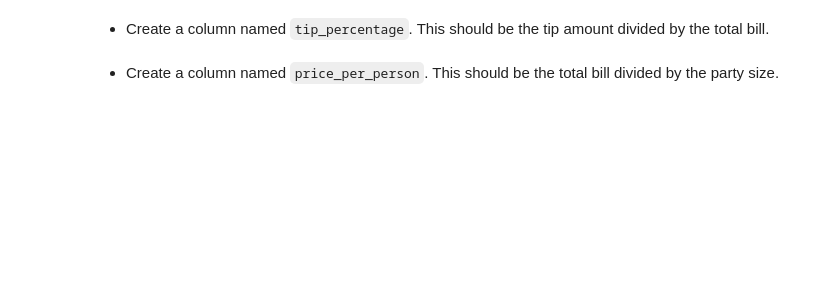
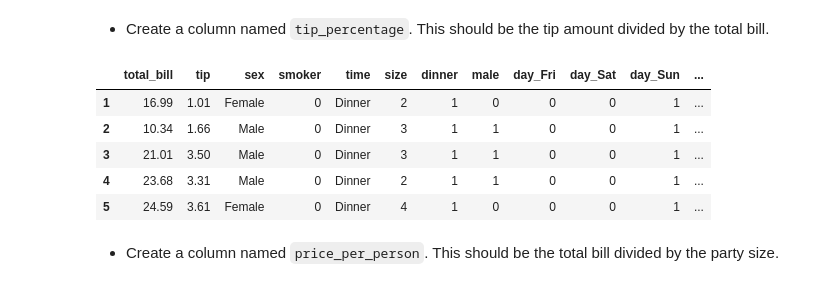
Before and after one commit to adam-talbot/regression-exercises, a Jupyter notebook: feature_engineering.ipynb, the cells around one changed output. Cells and saved outputs as stored; diff of their text form; code cells hidden in the pictures; blank space fills up the shorter version.

```diff
--- a/feature_engineering.ipynb
+++ b/feature_engineering.ipynb
@@ -46,4 +79,14 @@ Name: day, dtype: int64
 # %% [markdown]
 - Create a column named `tip_percentage`. This should be the tip amount divided by the total bill.
+# %%
+tips['tip_percentage'] = tips.tip / tips.total_bill
+tips.head()
+# %% [output]
+|  | total_bill | tip | sex | smoker | time | size | dinner | male | day_Fri | day_Sat | day_Sun | ... |
+| 1 | 16.99 | 1.01 | Female | 0 | Dinner | 2 | 1 | 0 | 0 | 0 | 1 | ... |
+| 2 | 10.34 | 1.66 | Male | 0 | Dinner | 3 | 1 | 1 | 0 | 0 | 1 | ... |
+| 3 | 21.01 | 3.50 | Male | 0 | Dinner | 3 | 1 | 1 | 0 | 0 | 1 | ... |
+| 4 | 23.68 | 3.31 | Male | 0 | Dinner | 2 | 1 | 1 | 0 | 0 | 1 | ... |
+| 5 | 24.59 | 3.61 | Female | 0 | Dinner | 4 | 1 | 0 | 0 | 0 | 1 | ... |
 # %% [markdown]
 - Create a column named `price_per_person`. This should be the total bill divided by the party size.
```
Also changed, not shown: parts of 58 cells of this notebook.
